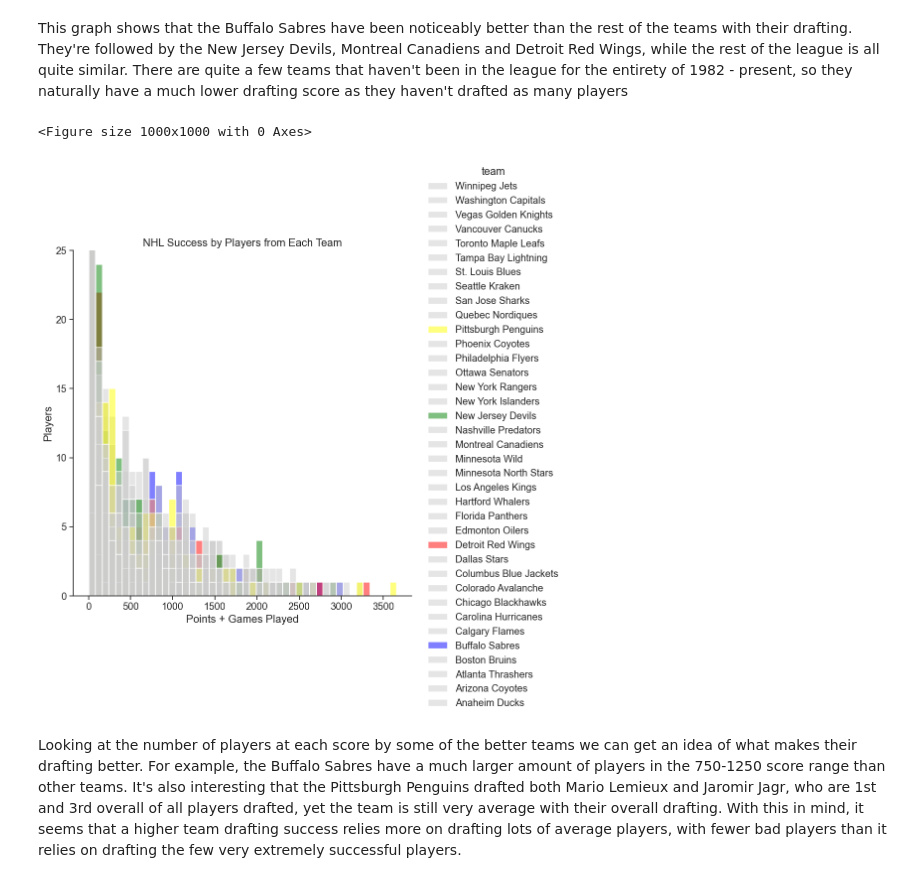
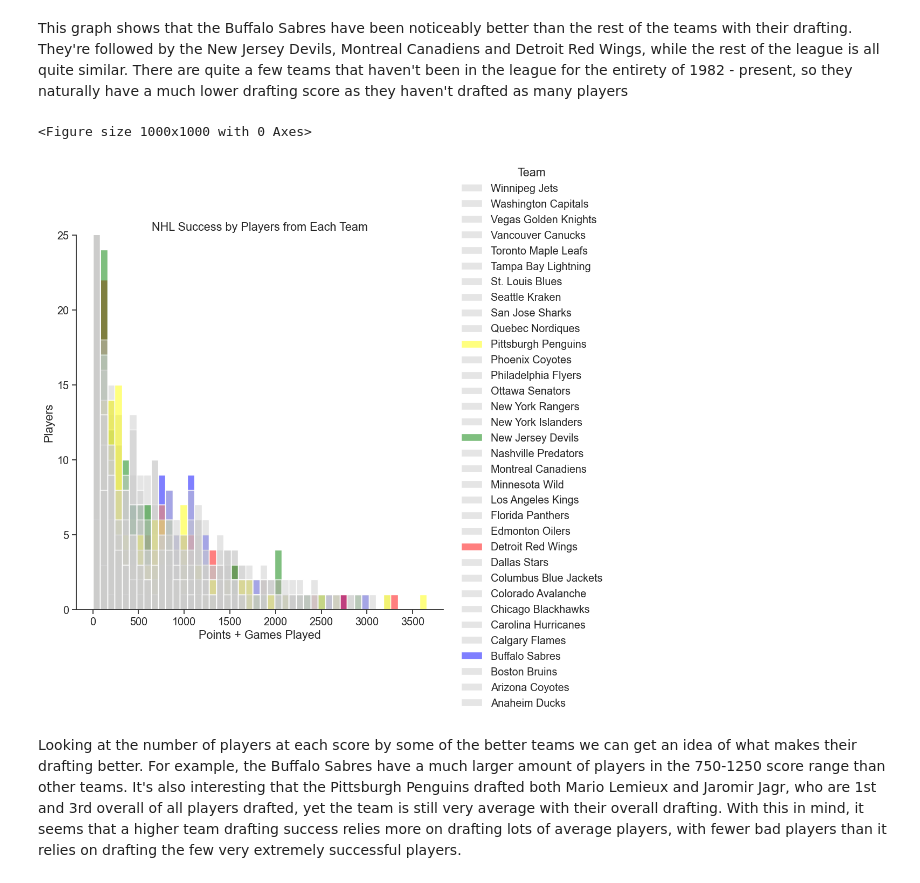
Before and after one commit to ubco-W2022T2-data301/project-group-group31, a Jupyter notebook: analysis/analysis1.ipynb, the cells around one changed output. Drawn from its saved outputs; the diff is of its cells as text; code cells hidden in the pictures.

```diff
--- a/analysis/analysis1.ipynb
+++ b/analysis/analysis1.ipynb
@@ -68,27 +68,27 @@ sns.catplot(dfByTeam, x='score', y='team', height=10, kind='bar', errorbar=None)
 # %%
 fig = plt.figure(figsize=(10,10))
 
 
 #Creating new palette to highlight specific teams
 cols = []
-for i in range(37):
+for i in range(34):
     cols.append((0.8, 0.8, 0.8))
 cols[10] = 'Yellow'
 cols[16] = 'Green'
-cols[25] = 'Red'
-cols[32] = 'Blue'
+cols[23] = 'Red'
+cols[30] = 'Blue'
 
 #Sorting data by team and games played, then plotting
-sns.displot(df1982.sort_values(by=['team','games_played'], ascending=False), x="score", hue="team",
+sns.displot(df1982.sort_values(by=['Team','Games Played'], ascending=False), x="Score", hue="Team",
             stat="count", common_norm=False, height=8, aspect=1, palette=cols)
 plt.title("NHL Success by Players from Each Team")
 plt.xlabel("Points + Games Played")
 plt.ylabel("Players")
 plt.ylim(0, 25)
 plt.show()
 # %% [output]
 <Figure size 1000x1000 with 0 Axes>
-[figure, old version]
+[figure, new version]
 # %% [markdown]
 Looking at the number of players at each score by some of the better teams we can get
 an idea of what makes their drafting better. For example, the Buffalo Sabres have a much
```
Also changed, not shown: parts of 3 cells of this notebook, 2 other files.
